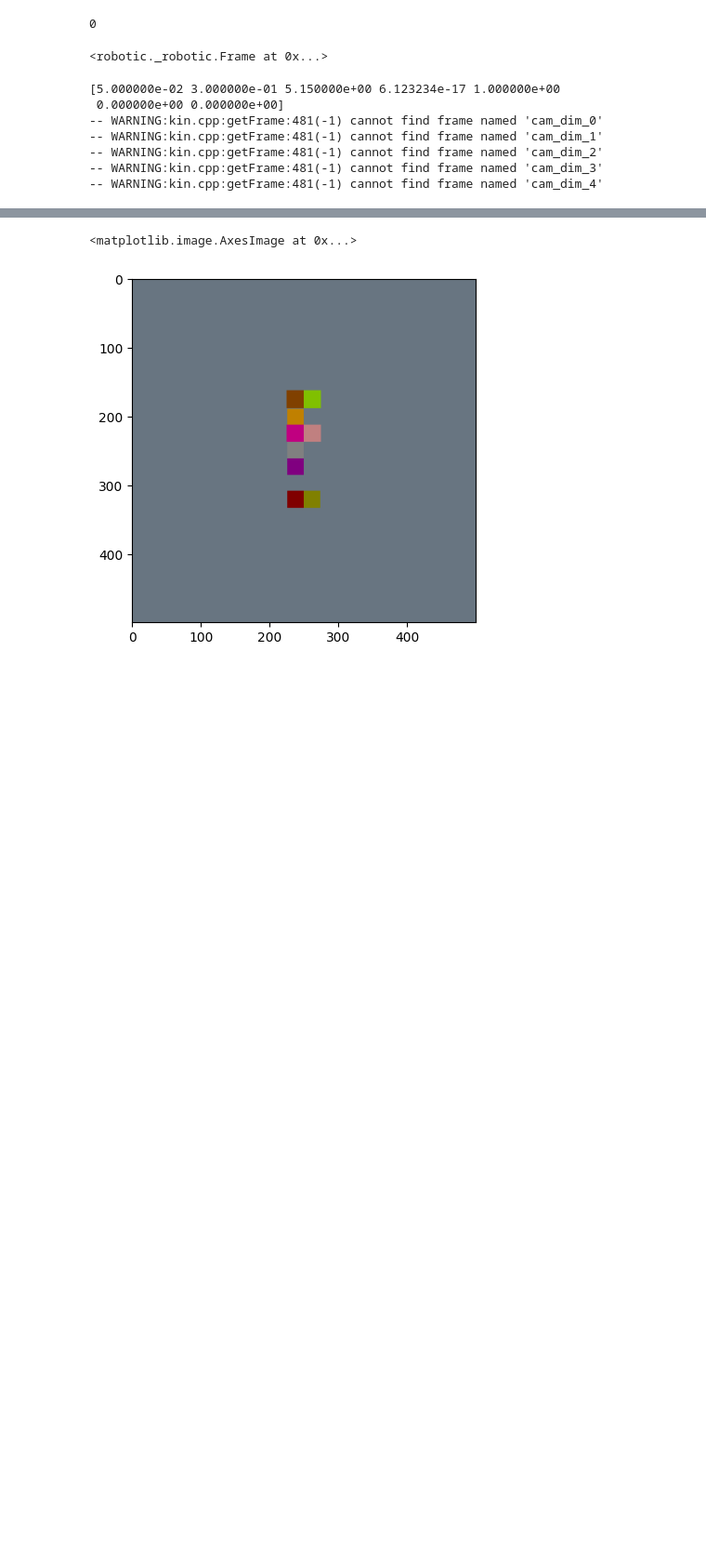
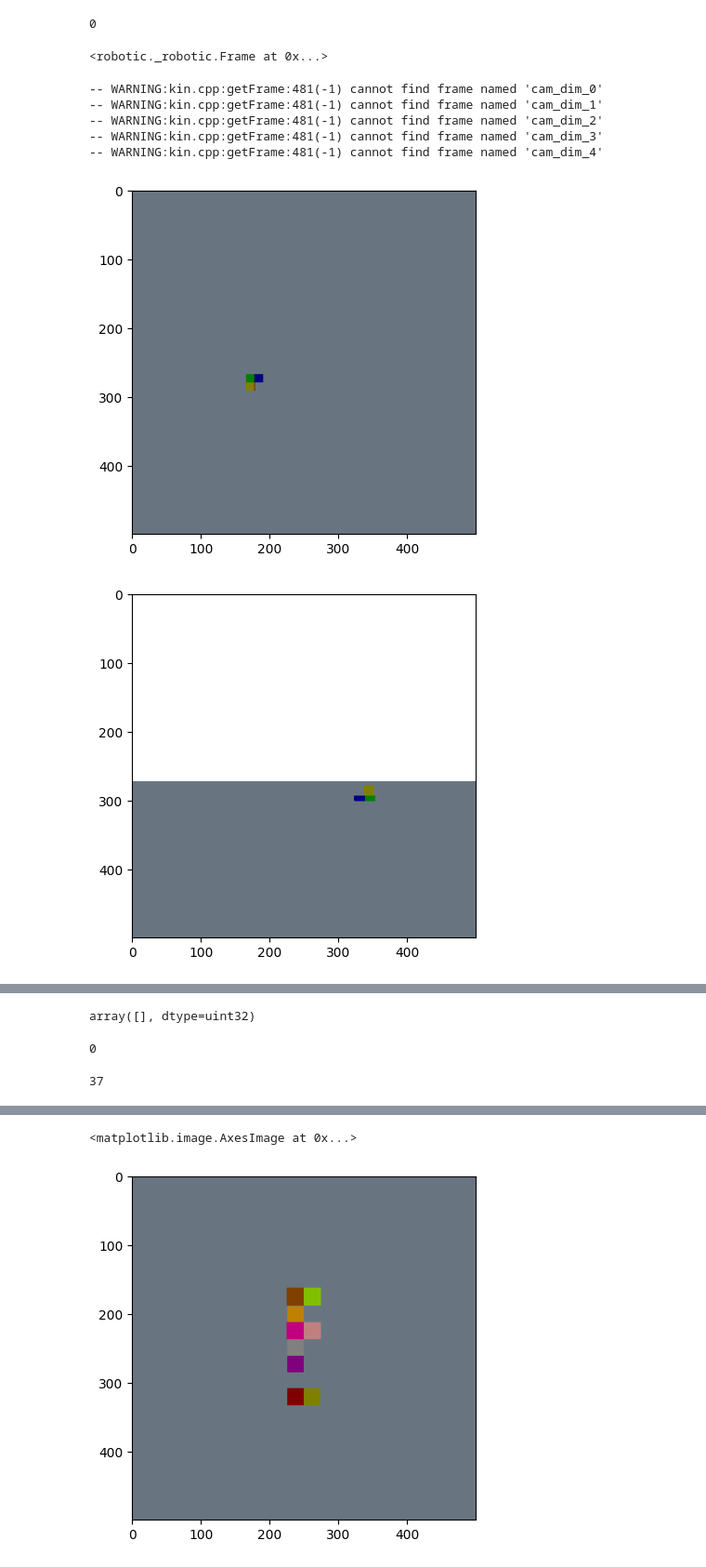
Before and after one commit to MahyarFardin/Voxel_manipulation, a Jupyter notebook: samples_of_each_environment/clutter_generator_RGBD_image_generator.ipynb, the cells around one changed output, grey strips where cells are left out. Shown at 93% size. Cells and saved outputs as stored; diff of their text form; code cells hidden in the pictures; blank space fills up the shorter version.

Commit message:
add working on point cloud generation

```diff
--- a/samples_of_each_environment/clutter_generator_RGBD_image_generator.ipynb
+++ b/samples_of_each_environment/clutter_generator_RGBD_image_generator.ipynb
@@ -75,27 +80,36 @@ C.addFrame("world").setPosition(box_center)
 # %%
 # getting images from different views
 C.delFrame("cam_dim_0")
 C.delFrame("cam_dim_1")
 C.delFrame("cam_dim_2")
 C.delFrame("cam_dim_3")
 C.delFrame("cam_dim_4")
 
 cam = C.addFrame(name="cam_dim_0", parent="world", args='Q:"t(0 0 5) d(180 1 0 0)", shape:camera, width:500, height:500')
 cam = C.addFrame(name="cam_dim_1", parent="world", args='Q:"t(0 4 .1) d(180 1 0 0) d(-90 1 0 0) d(180 0 0 1)", shape:camera, width:500, height:500')
 cam = C.addFrame(name="cam_dim_2", parent="world", args='Q:"t(0 -4 .1) d(180 1 0 0) d(90 1 0 0)", shape:camera, width:500, height:500')
 cam = C.addFrame(name="cam_dim_3", parent="world", args='Q:"t(4 0 .1) d(180 1 0 0) d(-90 1 0 0) d(180 0 0 1) d(90 0 1 0)", shape:camera, width:500, height:500')
 cam = C.addFrame(name="cam_dim_4", parent="world", args='Q:"t(-4 0 .1) d(180 1 0 0) d(-90 1 0 0) d(180 0 0 1) d(-90 0 1 0)", shape:camera, width:500, height:500')
 
-for i in range(1):
-    print(C.getFrame(f"cam_dim_{i}").getPose())
+depth_list = []
+image_list = []
+seg_list = []
+
+for i in range(5):
     t = get_img(C=C, cam_f = f"cam_dim_{i}")
-    # plt.imsave(f"image_dim_{i}.png", t[0])
-    # plt.imsave(f"depth_dim_{i}.png", t[1])
+    # image_list.append(t[0])
+    # depth_list.append(t[1])
+    plt.imshow(t[2].computeSegmentationID())
+    plt.show()
+
+# np.save(f"./image_{0}.npy", np.array(image_list))
+# np.save(f"./depth_{0}.npy", np.array(depth_list))
+# np.save(f"./segmentation_{0}.npy", np.array(seg_list))
 # %% [output]
-[5.000000e-02 3.000000e-01 5.150000e+00 6.123234e-17 1.000000e+00
- 0.000000e+00 0.000000e+00]
 -- WARNING:kin.cpp:getFrame:481(-1) cannot find frame named 'cam_dim_0'
 -- WARNING:kin.cpp:getFrame:481(-1) cannot find frame named 'cam_dim_1'
 -- WARNING:kin.cpp:getFrame:481(-1) cannot find frame named 'cam_dim_2'
 -- WARNING:kin.cpp:getFrame:481(-1) cannot find frame named 'cam_dim_3'
 -- WARNING:kin.cpp:getFrame:481(-1) cannot find frame named 'cam_dim_4'
+[figure, added]
+[figure, added]
@@ -101,0 +119,14 @@ for i in range(1):
+# %%
+C.getJointIDs()
+# %% [output]
+array([], dtype=uint32)
+# %%
+C = ry.Config()
+C.addFile("../voxel_generation/data/7.g")
+C.view()
+# %% [output]
+0
+# %%
+C.view()
+# %% [output]
+37
```
Also changed, not shown: parts of 15 cells of this notebook, 1 other file.
